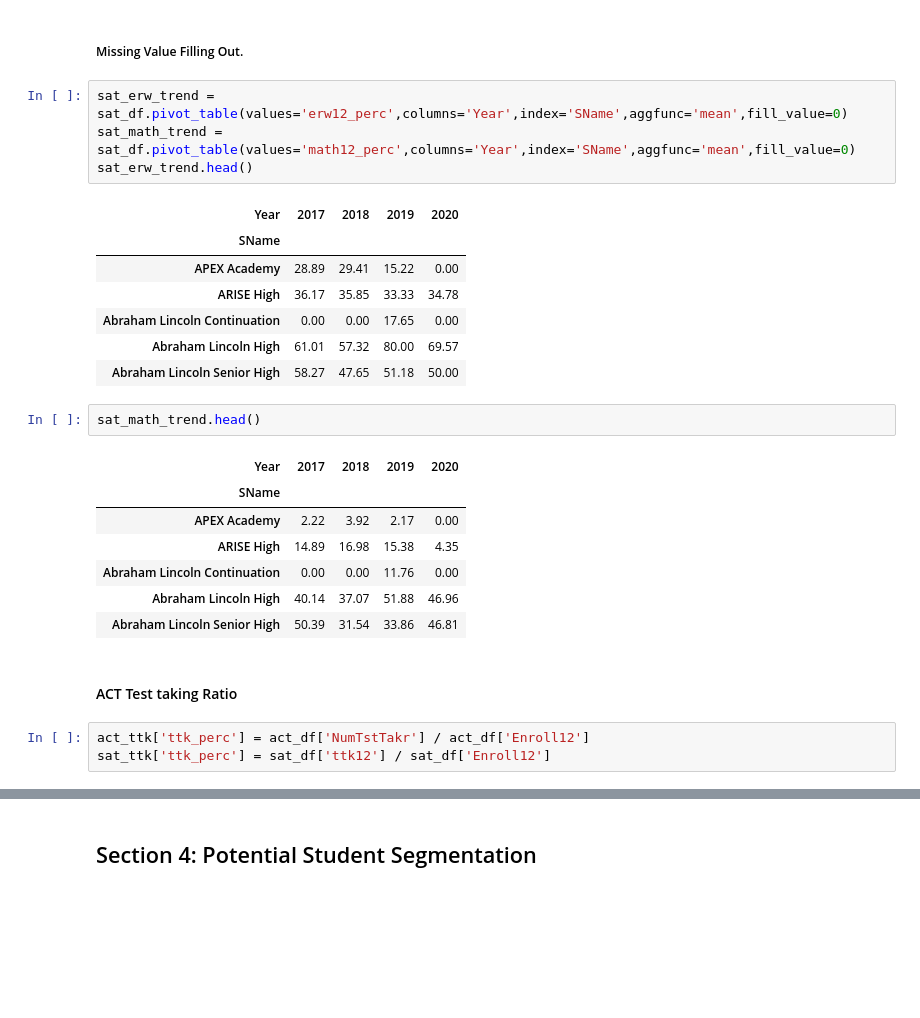
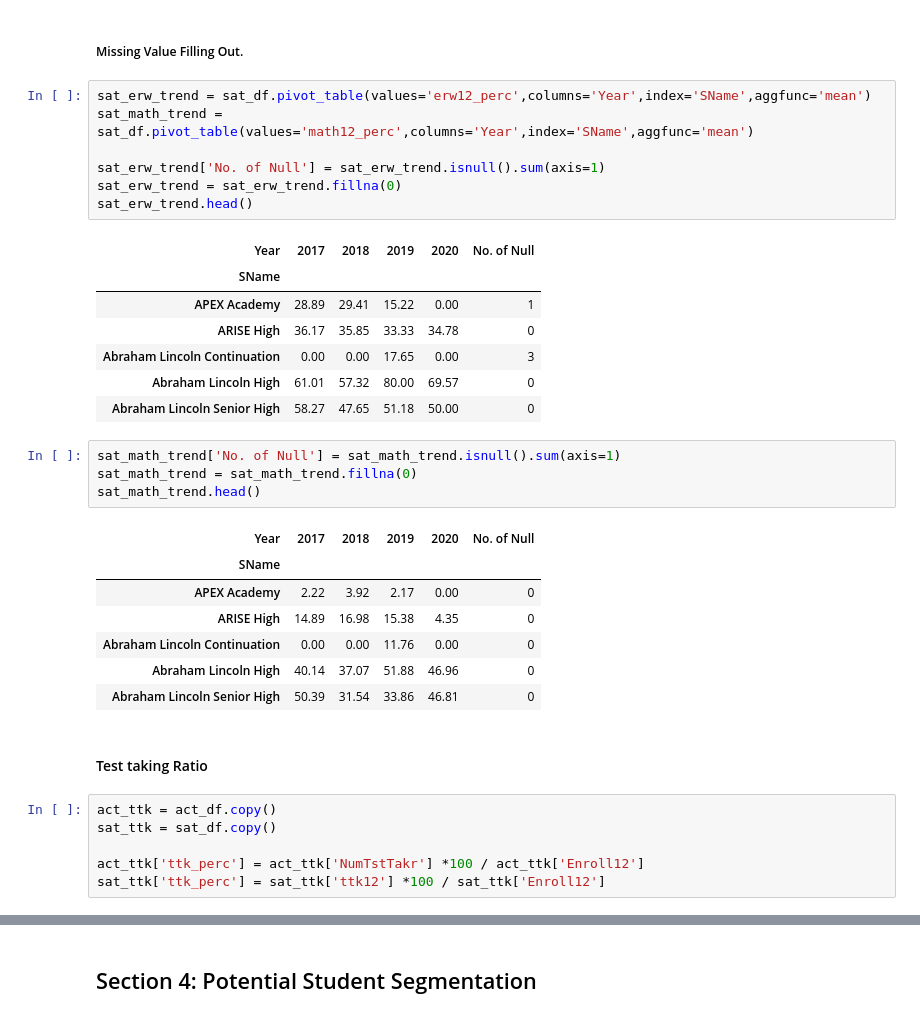
Before and after one commit to WarintornNawong/DSI_Project1, a Jupyter notebook: project1_test.ipynb, the cells around one changed output, grey strips where cells are left out. Cells and saved outputs as stored; diff of their text form; blank space fills up the shorter version.

```diff
--- a/project1_test.ipynb
+++ b/project1_test.ipynb
@@ -542,29 +590,37 @@ dtype: float64
 # %% [markdown]
 ##### Missing Value Filling Out.
 # %%
-sat_erw_trend = sat_df.pivot_table(values='erw12_perc',columns='Year',index='SName',aggfunc='mean',fill_value=0)
-sat_math_trend = sat_df.pivot_table(values='math12_perc',columns='Year',index='SName',aggfunc='mean',fill_value=0)
+sat_erw_trend = sat_df.pivot_table(values='erw12_perc',columns='Year',index='SName',aggfunc='mean')
+sat_math_trend = sat_df.pivot_table(values='math12_perc',columns='Year',index='SName',aggfunc='mean')
+
+sat_erw_trend['No. of Null'] = sat_erw_trend.isnull().sum(axis=1)
+sat_erw_trend = sat_erw_trend.fillna(0)
 sat_erw_trend.head()
 # %% [output]
-| Year | 2017 | 2018 | 2019 | 2020 |
-| SName |  |  |  |  |
-| APEX Academy | 28.89 | 29.41 | 15.22 | 0.00 |
-| ARISE High | 36.17 | 35.85 | 33.33 | 34.78 |
-| Abraham Lincoln Continuation | 0.00 | 0.00 | 17.65 | 0.00 |
-| Abraham Lincoln High | 61.01 | 57.32 | 80.00 | 69.57 |
-| Abraham Lincoln Senior High | 58.27 | 47.65 | 51.18 | 50.00 |
+| Year | 2017 | 2018 | 2019 | 2020 | No. of Null |
+| SName |  |  |  |  |  |
+| APEX Academy | 28.89 | 29.41 | 15.22 | 0.00 | 1 |
+| ARISE High | 36.17 | 35.85 | 33.33 | 34.78 | 0 |
+| Abraham Lincoln Continuation | 0.00 | 0.00 | 17.65 | 0.00 | 3 |
+| Abraham Lincoln High | 61.01 | 57.32 | 80.00 | 69.57 | 0 |
+| Abraham Lincoln Senior High | 58.27 | 47.65 | 51.18 | 50.00 | 0 |
 # %%
+sat_math_trend['No. of Null'] = sat_math_trend.isnull().sum(axis=1)
+sat_math_trend = sat_math_trend.fillna(0)
 sat_math_trend.head()
 # %% [output]
-| Year | 2017 | 2018 | 2019 | 2020 |
-| SName |  |  |  |  |
-| APEX Academy | 2.22 | 3.92 | 2.17 | 0.00 |
-| ARISE High | 14.89 | 16.98 | 15.38 | 4.35 |
-| Abraham Lincoln Continuation | 0.00 | 0.00 | 11.76 | 0.00 |
-| Abraham Lincoln High | 40.14 | 37.07 | 51.88 | 46.96 |
-| Abraham Lincoln Senior High | 50.39 | 31.54 | 33.86 | 46.81 |
+| Year | 2017 | 2018 | 2019 | 2020 | No. of Null |
+| SName |  |  |  |  |  |
+| APEX Academy | 2.22 | 3.92 | 2.17 | 0.00 | 0 |
+| ARISE High | 14.89 | 16.98 | 15.38 | 4.35 | 0 |
+| Abraham Lincoln Continuation | 0.00 | 0.00 | 11.76 | 0.00 | 0 |
+| Abraham Lincoln High | 40.14 | 37.07 | 51.88 | 46.96 | 0 |
+| Abraham Lincoln Senior High | 50.39 | 31.54 | 33.86 | 46.81 | 0 |
 # %% [markdown]
-#### ACT Test taking Ratio
+#### Test taking Ratio
 # %%
-act_ttk['ttk_perc'] = act_df['NumTstTakr'] / act_df['Enroll12']
-sat_ttk['ttk_perc'] = sat_df['ttk12'] / sat_df['Enroll12']
+act_ttk = act_df.copy()
+sat_ttk = sat_df.copy()
+
+act_ttk['ttk_perc'] = act_ttk['NumTstTakr'] *100 / act_ttk['Enroll12']
+sat_ttk['ttk_perc'] = sat_ttk['ttk12'] *100 / sat_ttk['Enroll12']
```
Also changed, not shown: parts of 16 cells of this notebook.
